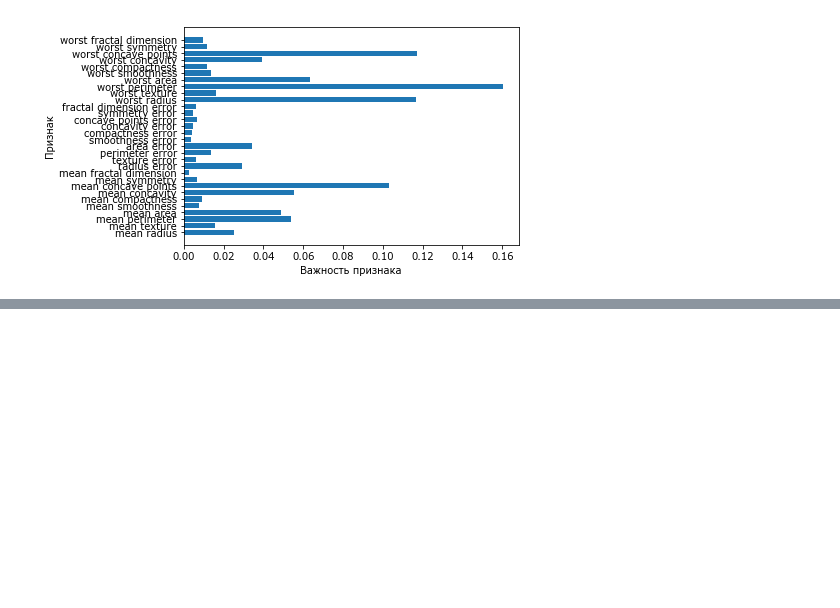
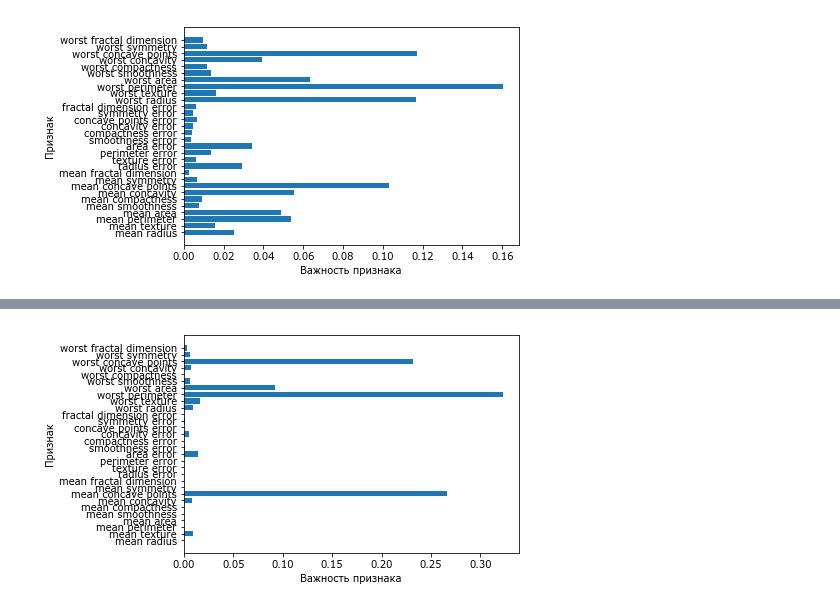
Before and after one commit to mockystr/introduction_ml_book, a Jupyter notebook: main.ipynb, the cells around one changed output, grey strips where cells are left out. Cells and saved outputs as stored; diff of their text form; code cells hidden in the pictures; blank space fills up the shorter version.

```diff
--- a/main.ipynb
+++ b/main.ipynb
@@ -729,0 +794,12 @@ plot_feature_importances_cancer(forest)
+# %%
+gbrt = GradientBoostingClassifier(random_state=0, max_depth=1)
+gbrt.fit(X_train, y_train)
+def plot_feature_importances_cancer(model):
+    n_features = cancer.data.shape[1]
+    plt.barh(range(n_features), model.feature_importances_, align='center')
+    plt.yticks(np.arange(n_features), cancer.feature_names)
+    plt.xlabel("Важность признака")
+    plt.ylabel("Признак")
+plot_feature_importances_cancer(gbrt)
+# %% [output]
+[figure, added]
```
Also changed, not shown: parts of 51 cells of this notebook, 1 other file.
